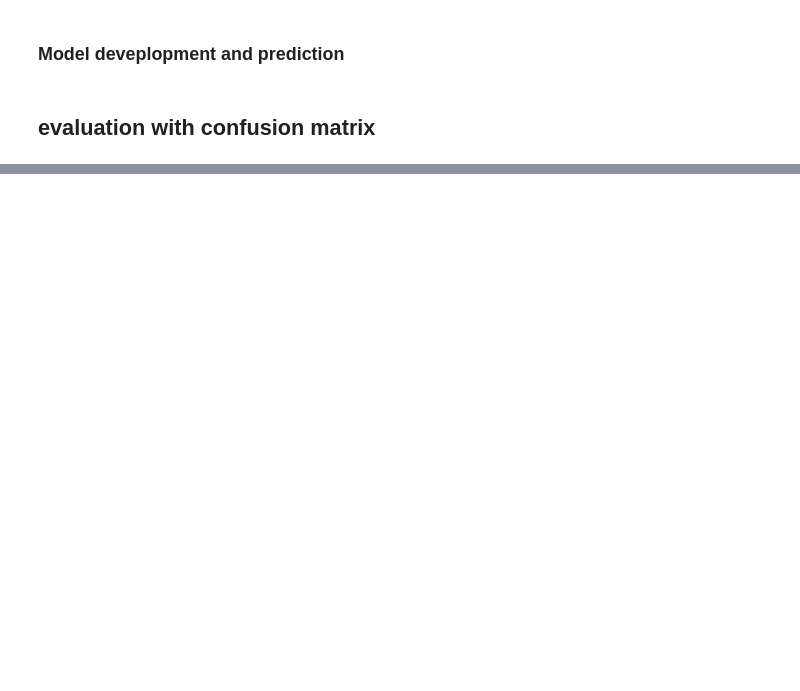
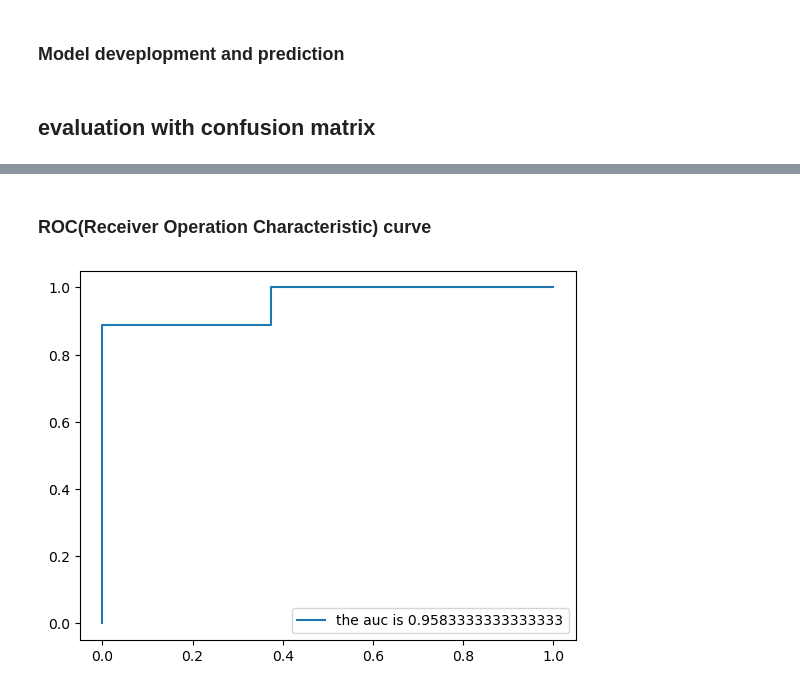
Before and after one commit to Kofigo375/End-to-end-Machine-learning-Project-with-Stircom-dataset, a Jupyter notebook: logistic regression practice.ipynb, the cells around one changed output, grey strips where cells are left out. Saved outputs shown, nothing was run; the diff lists cells and outputs as text; code cells hidden in the pictures; blank space fills up the shorter version.

```diff
--- a/logistic regression practice.ipynb
+++ b/logistic regression practice.ipynb
@@ -131,0 +146,11 @@ y_pred =  lr.predict(X_test)  # using the test set to make pre
+# %% [markdown]
+### ROC(Receiver Operation Characteristic) curve
+# %%
+prob_y_pred = lr.predict_proba(X_test)[::,1]
+fpr, tpr, _ = metrics.roc_curve(y_test, prob_y_pred)  ## why the underscore?
+auc = metrics.roc_auc_score(y_test, prob_y_pred)
+plt.plot(fpr, tpr, label='the auc is ' + str(auc))
+plt.legend(loc=4)
+plt.show()
+# %% [output]
+[figure, added]
```
Also changed, not shown: parts of 10 cells of this notebook, 1 other file.
